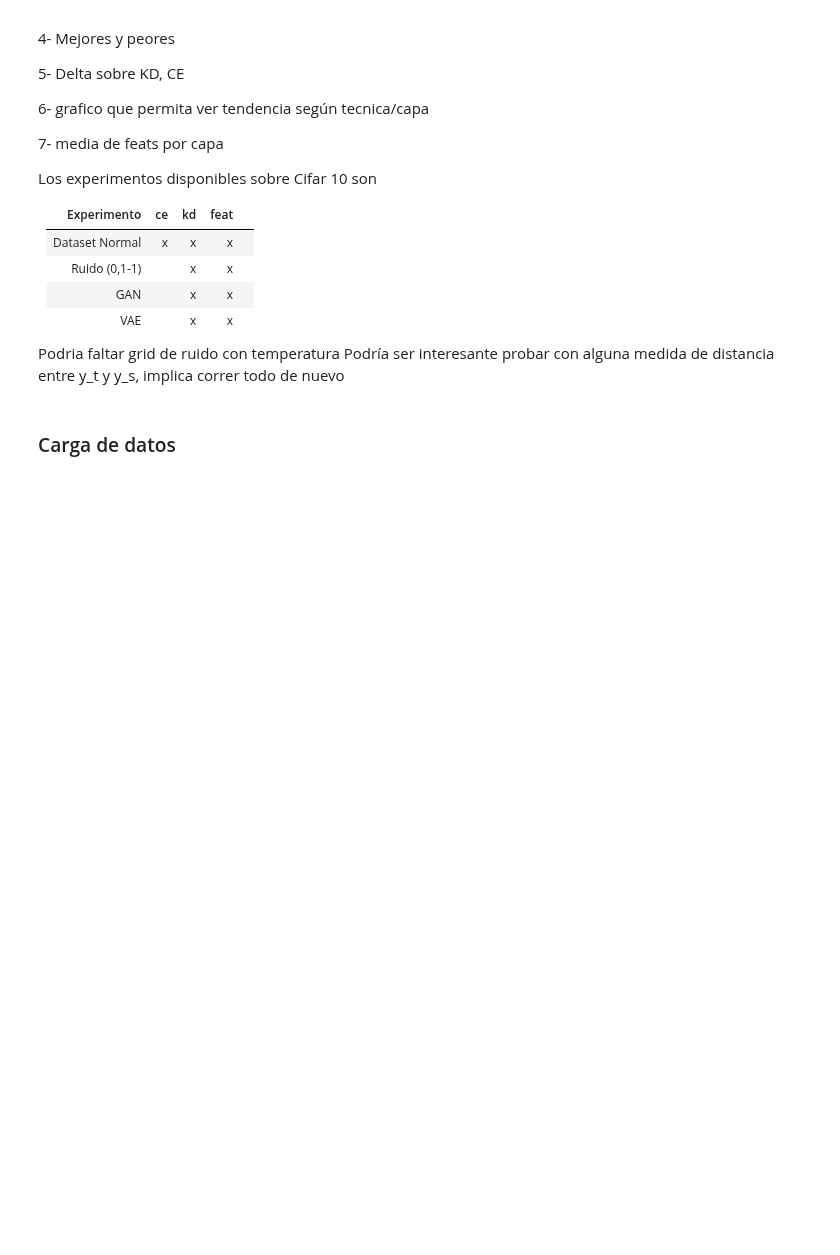
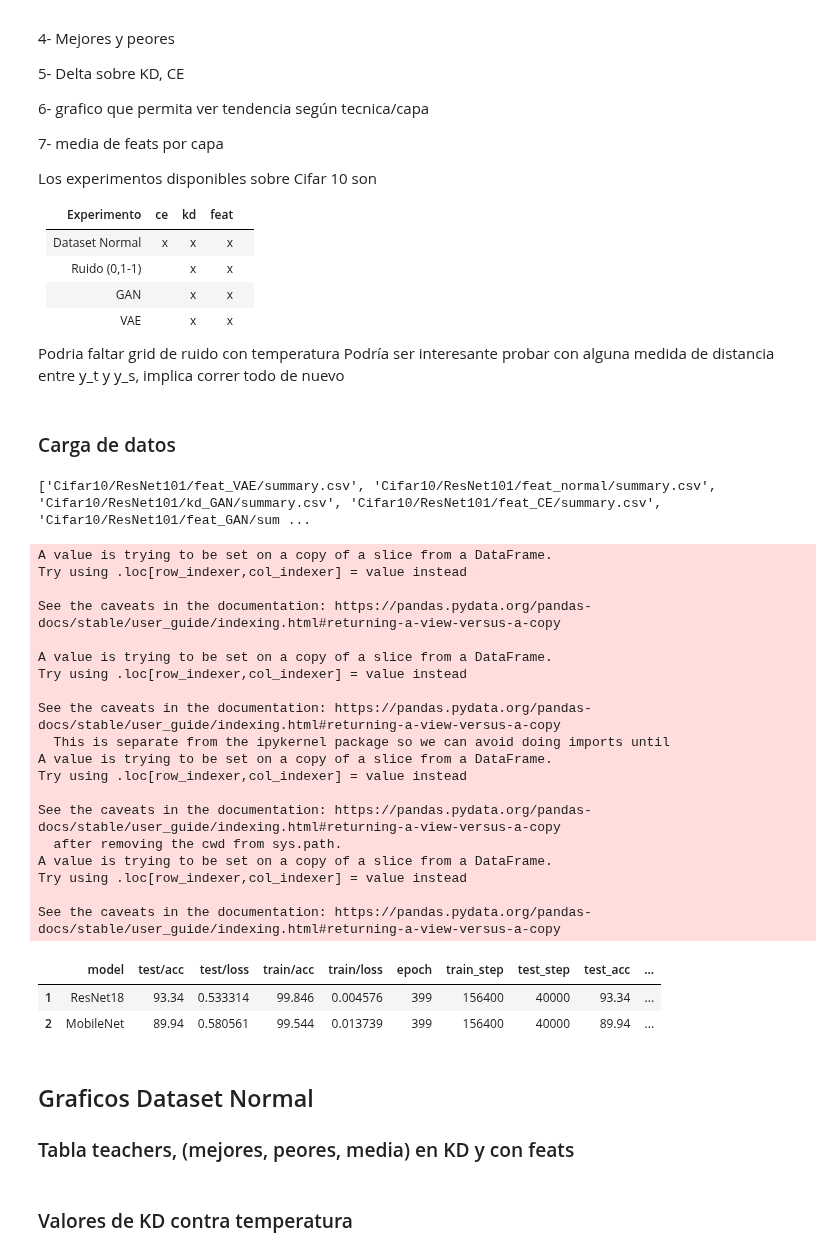
Before and after one commit to jpcosec/Memoria, a Jupyter notebook: vizFeat.ipynb, the cells around one changed output. Drawn from its saved outputs; the diff is of its cells as text; code cells hidden in the pictures; blank space fills up the shorter version.

```diff
--- a/vizFeat.ipynb
+++ b/vizFeat.ipynb
@@ -138,6 +138,9 @@ data["students"]={'feat':{},
 
 import glob
 paths=glob.glob("Cifar10/**/summary.csv",recursive=True)
+print(paths)
 for path in paths:
     ks=path.split("/")[-2].split("_")
     data["students"][ks[0]][ks[1]]=pd.read_csv(path)
+# %% [output]
+['Cifar10/ResNet101/feat_VAE/summary.csv', 'Cifar10/ResNet101/feat_normal/summary.csv', 'Cifar10/ResNet101/kd_GAN/summary.csv', 'Cifar10/ResNet101/feat_CE/summary.csv', 'Cifar10/ResNet101/feat_GAN/sum ...
@@ -145,0 +149,36 @@ data['students']['kd']['normal']
+# %%
+bar_source=data["students"]['teacher_CE']
+bar_source['test_acc']=bar_source['test/acc']
+bar_source['delta_test']=[i-data["teachers"].at[0,'test/acc'] for i in bar_source['test_acc']]
+bar_source['test/train']=bar_source['test_acc']/bar_source["train/acc"]
+
+bar_source['dist']='CE'
+bar_source
+# %% [output]
+A value is trying to be set on a copy of a slice from a DataFrame.
+Try using .loc[row_indexer,col_indexer] = value instead
+
+See the caveats in the documentation: https://pandas.pydata.org/pandas-docs/stable/user_guide/indexing.html#returning-a-view-versus-a-copy
+
+A value is trying to be set on a copy of a slice from a DataFrame.
+Try using .loc[row_indexer,col_indexer] = value instead
+
+See the caveats in the documentation: https://pandas.pydata.org/pandas-docs/stable/user_guide/indexing.html#returning-a-view-versus-a-copy
+  This is separate from the ipykernel package so we can avoid doing imports until
+A value is trying to be set on a copy of a slice from a DataFrame.
+Try using .loc[row_indexer,col_indexer] = value instead
+
+See the caveats in the documentation: https://pandas.pydata.org/pandas-docs/stable/user_guide/indexing.html#returning-a-view-versus-a-copy
+  after removing the cwd from sys.path.
+A value is trying to be set on a copy of a slice from a DataFrame.
+Try using .loc[row_indexer,col_indexer] = value instead
+
+See the caveats in the documentation: https://pandas.pydata.org/pandas-docs/stable/user_guide/indexing.html#returning-a-view-versus-a-copy
+|  | model | test/acc | test/loss | train/acc | train/loss | epoch | train_step | test_step | test_acc | ... |
+| 1 | ResNet18 | 93.34 | 0.533314 | 99.846 | 0.004576 | 399 | 156400 | 40000 | 93.34 | ... |
+| 2 | MobileNet | 89.94 | 0.580561 | 99.544 | 0.013739 | 399 | 156400 | 40000 | 89.94 | ... |
+# %% [markdown]
+## Graficos Dataset Normal
+### Tabla teachers, (mejores, peores, media) en KD y con feats
+# %% [markdown]
+### Valores de KD contra temperatura
```
Also changed, not shown: parts of 25 cells of this notebook, 2 other files.
